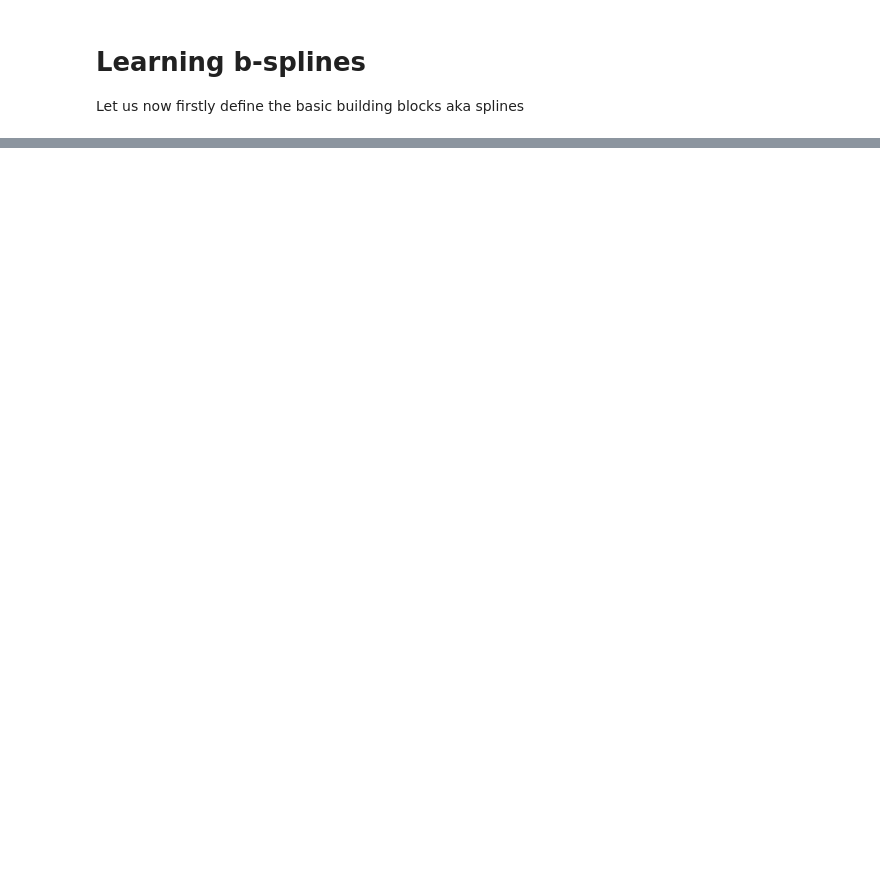
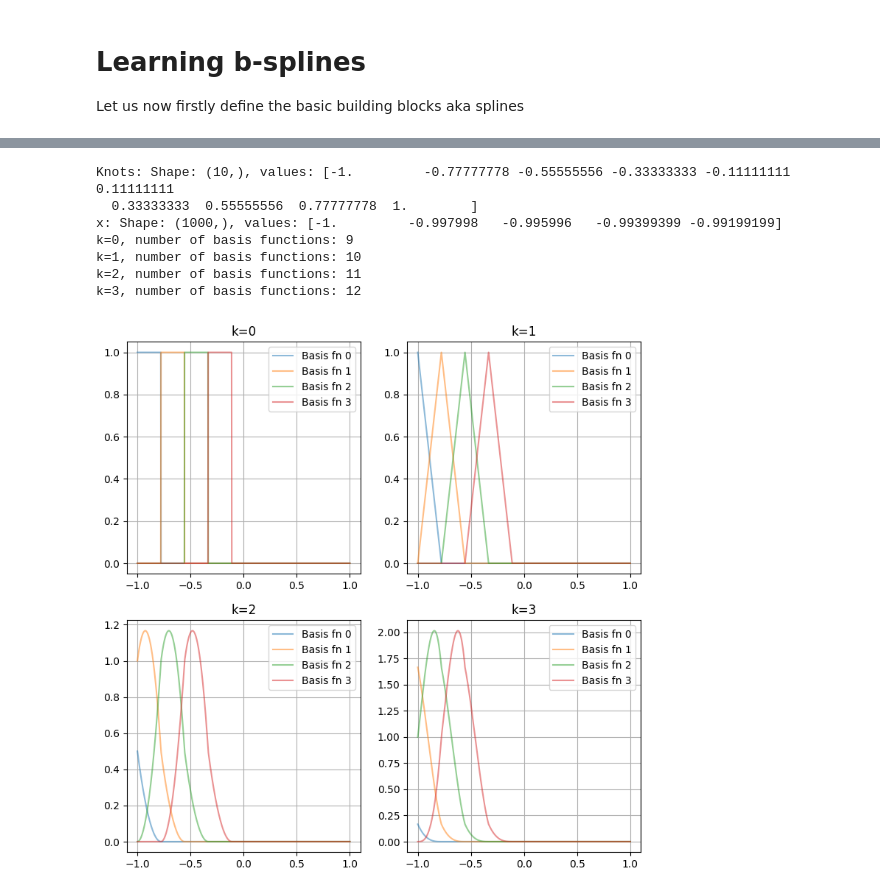
Before and after one commit to spagnoloG/kan, a Jupyter notebook: code/notebooks/03-learning-bsplines.ipynb, the cells around one changed output, grey strips where cells are left out. Cells and saved outputs as stored; diff of their text form; code cells hidden in the pictures; blank space fills up the shorter version.

```diff
--- a/code/notebooks/03-learning-bsplines.ipynb
+++ b/code/notebooks/03-learning-bsplines.ipynb
@@ -106,0 +63,44 @@ k=3, number of basis functions: 12
+# %%
+# Define knots and evaluation points
+knots = np.linspace(-1, 1, num=10)
+x = np.linspace(-1, 1, num=1000)
+
+print(f"Knots: Shape: {knots.shape}, values: {knots}")
+print(f"x: Shape: {x.shape}, values: {x[:5]}")
+
+# Evaluate basis functions for different spline orders
+value1 = evaluate_basis_functions(x, knots, spline_order=0)
+value2 = evaluate_basis_functions(x, knots, spline_order=1)
+value3 = evaluate_basis_functions(x, knots, spline_order=2)
+value4 = evaluate_basis_functions(x, knots, spline_order=3)
+
+print(f"k=0, number of basis functions: {value1.shape[-1]}")
+print(f"k=1, number of basis functions: {value2.shape[-1]}")
+print(f"k=2, number of basis functions: {value3.shape[-1]}")
+print(f"k=3, number of basis functions: {value4.shape[-1]}")
+
+# Plotting the basis functions
+fig, axs = plt.subplots(ncols=2, nrows=2, figsize=(9, 9), dpi=100)
+
+n_basis_to_plot = 4
+all_basis = [(value1, 'k=0'), (value2, 'k=1'), (value3, 'k=2'), (value4, 'k=3')]
+
+for i in range(8):
+    ax = axs[i // 2, i % 2]
+    value, label = all_basis[i]
+    for idx in range(min(n_basis_to_plot, value.shape[1])):
+        ax.plot(x, value[:, idx], label=f"Basis fn {idx}", alpha=0.5)
+    ax.grid()
+    ax.set_title(label)
+    ax.legend()
+
+plt.show()
+# %% [output]
+Knots: Shape: (10,), values: [-1.         -0.77777778 -0.55555556 -0.33333333 -0.11111111  0.11111111
+  0.33333333  0.55555556  0.77777778  1.        ]
+x: Shape: (1000,), values: [-1.         -0.997998   -0.995996   -0.99399399 -0.99199199]
+k=0, number of basis functions: 9
+k=1, number of basis functions: 10
+k=2, number of basis functions: 11
+k=3, number of basis functions: 12
+[figure, added]
```
Also changed, not shown: parts of 3 cells of this notebook.
